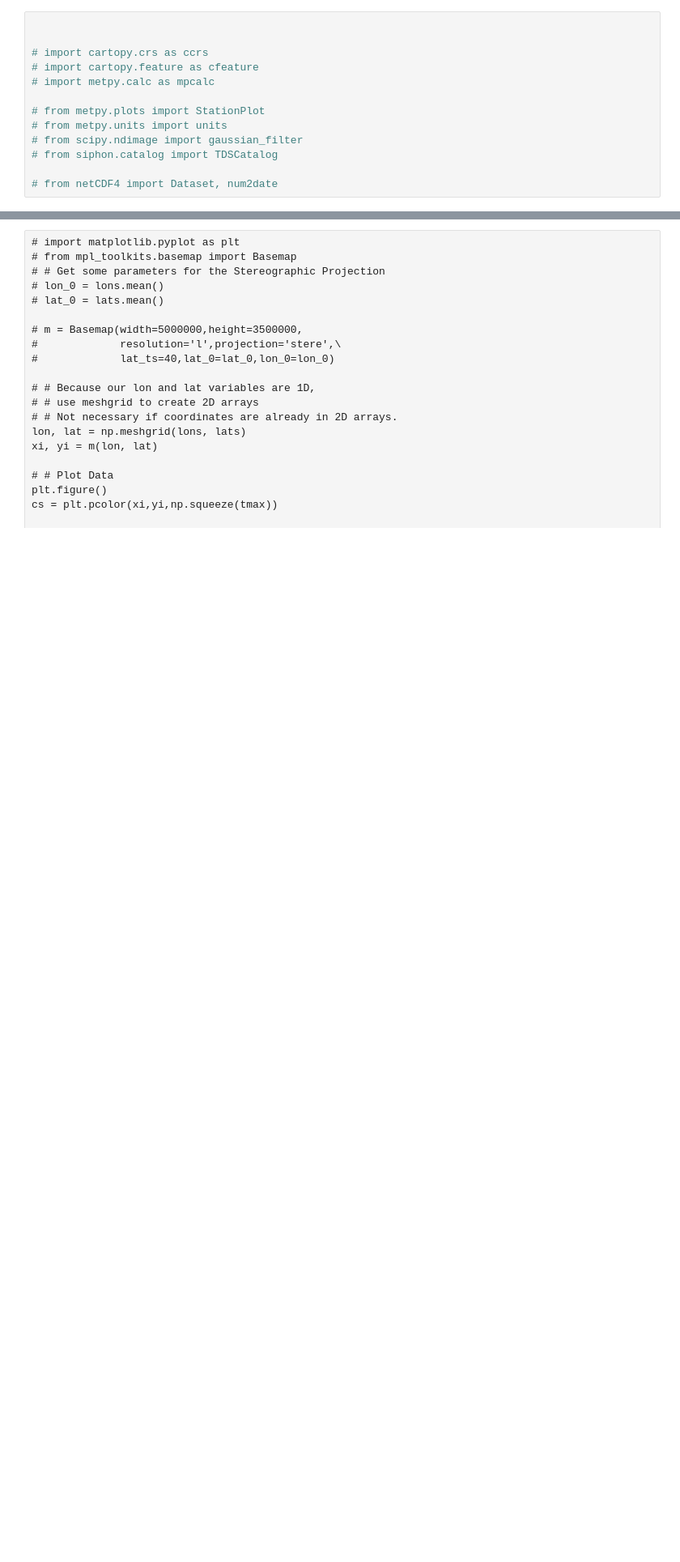
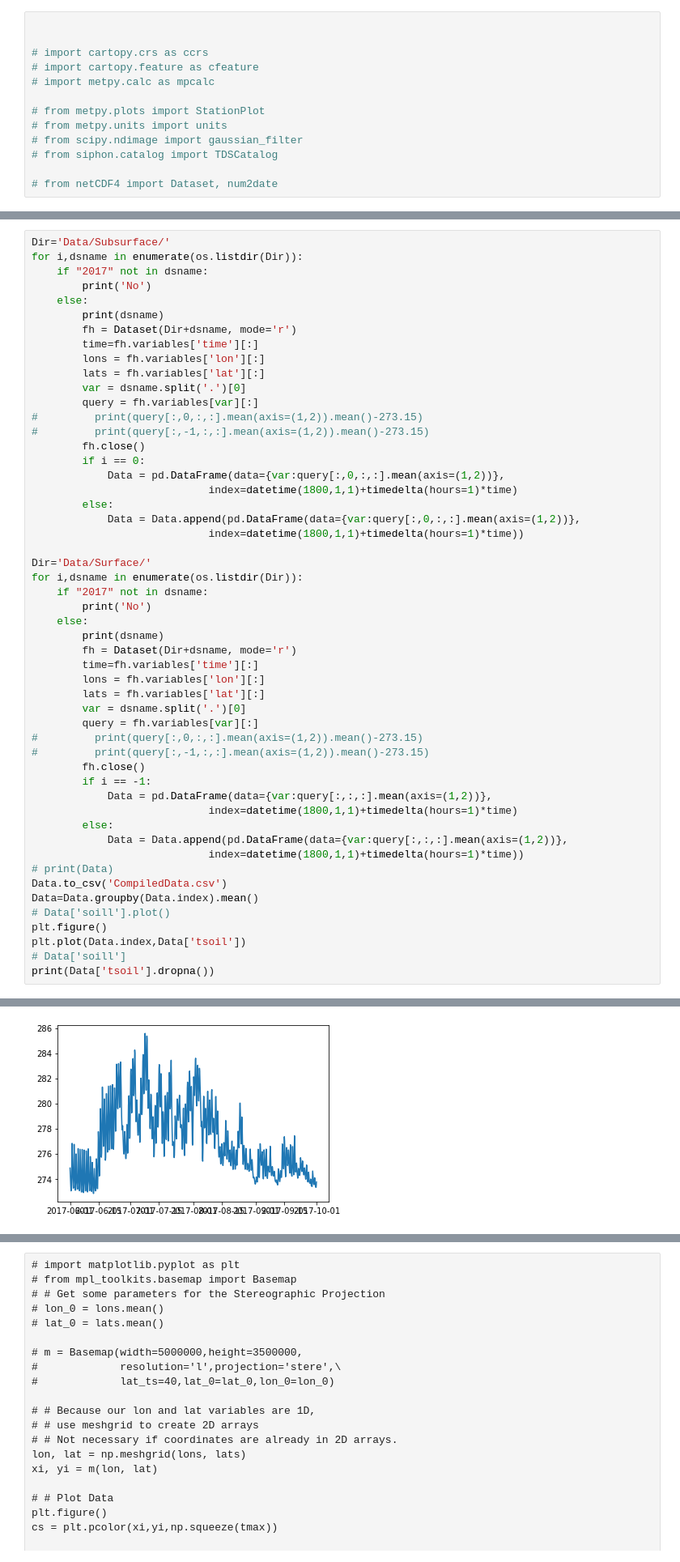
Before and after one commit to June-Skeeter/NARRDownload, a Jupyter notebook: DataDownloader.ipynb, the cells around one changed output, grey strips where cells are left out. Shown: that part at 81% size. Cells and saved outputs as stored; diff of their text form; blank space fills up the shorter version.

```diff
--- a/DataDownloader.ipynb
+++ b/DataDownloader.ipynb
@@ -153,0 +140,53 @@ print(Data)
+# %%
+Dir='Data/Subsurface/'
+for i,dsname in enumerate(os.listdir(Dir)):
+    if "2017" not in dsname:
+        print('No')
+    else:
+        print(dsname)
+        fh = Dataset(Dir+dsname, mode='r')
+        time=fh.variables['time'][:]
+        lons = fh.variables['lon'][:]
+        lats = fh.variables['lat'][:]
+        var = dsname.split('.')[0]
+        query = fh.variables[var][:]
+#         print(query[:,0,:,:].mean(axis=(1,2)).mean()-273.15)
+#         print(query[:,-1,:,:].mean(axis=(1,2)).mean()-273.15)
+        fh.close()
+        if i == 0:
+            Data = pd.DataFrame(data={var:query[:,0,:,:].mean(axis=(1,2))},
+                            index=datetime(1800,1,1)+timedelta(hours=1)*time)
+        else:
+            Data = Data.append(pd.DataFrame(data={var:query[:,0,:,:].mean(axis=(1,2))},
+                            index=datetime(1800,1,1)+timedelta(hours=1)*time))
+
+Dir='Data/Surface/'
+for i,dsname in enumerate(os.listdir(Dir)):
+    if "2017" not in dsname:
+        print('No')
+    else:
+        print(dsname)
+        fh = Dataset(Dir+dsname, mode='r')
+        time=fh.variables['time'][:]
+        lons = fh.variables['lon'][:]
+        lats = fh.variables['lat'][:]
+        var = dsname.split('.')[0]
+        query = fh.variables[var][:]
+#         print(query[:,0,:,:].mean(axis=(1,2)).mean()-273.15)
+#         print(query[:,-1,:,:].mean(axis=(1,2)).mean()-273.15)
+        fh.close()
+        if i == -1:
+            Data = pd.DataFrame(data={var:query[:,:,:].mean(axis=(1,2))},
+                            index=datetime(1800,1,1)+timedelta(hours=1)*time)
+        else:
+            Data = Data.append(pd.DataFrame(data={var:query[:,:,:].mean(axis=(1,2))},
+                            index=datetime(1800,1,1)+timedelta(hours=1)*time))
+# print(Data)
+Data.to_csv('CompiledData.csv')
+Data=Data.groupby(Data.index).mean()
+# Data['soill'].plot()
+plt.figure()
+plt.plot(Data.index,Data['tsoil'])
+# Data['soill']
+print(Data['tsoil'].dropna())
+# %% [output]
@@ -154,2 +210,3 @@ print(Data)
+[figure, added]
 # %%
 # print(datetime(1800,1,1)+timedelta(hours=1)*time)
```
Also changed, not shown: parts of 4 cells of this notebook, 17 other files.
